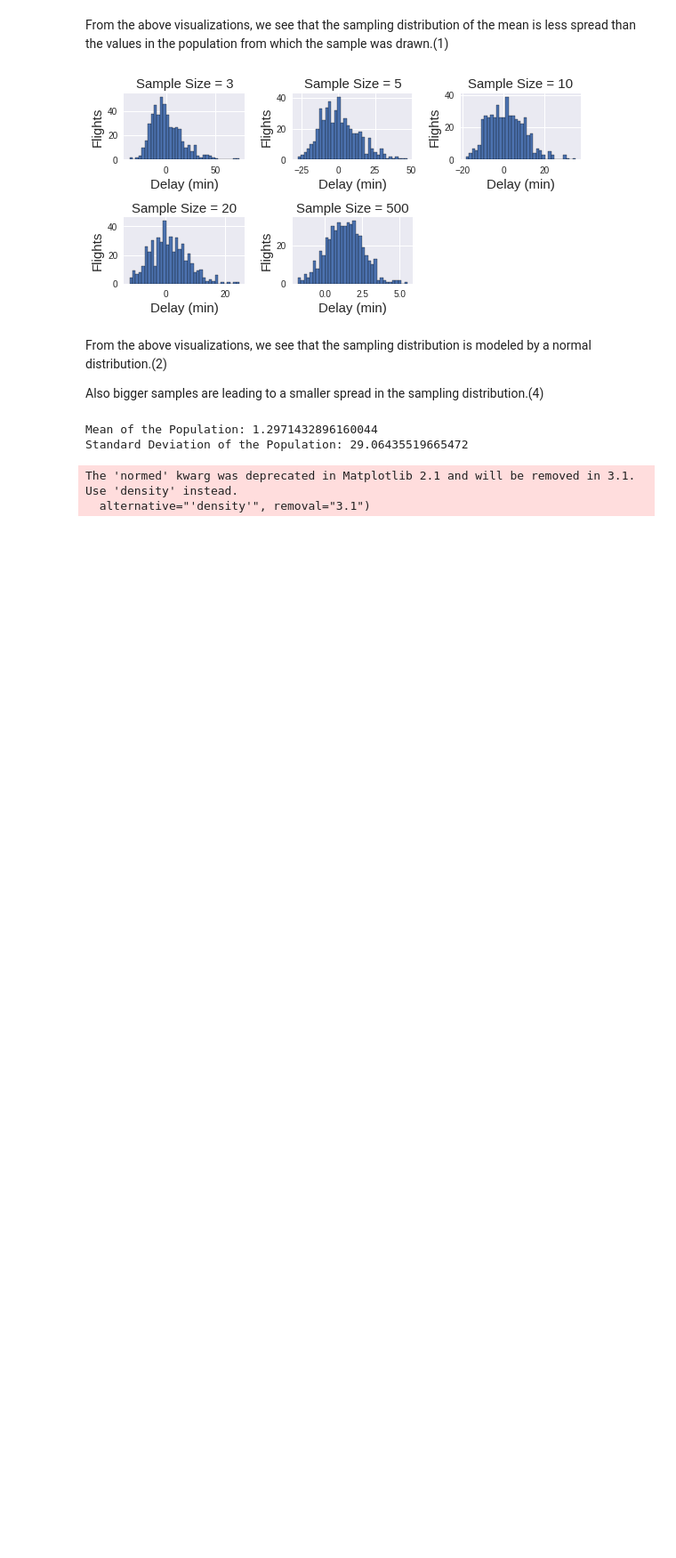
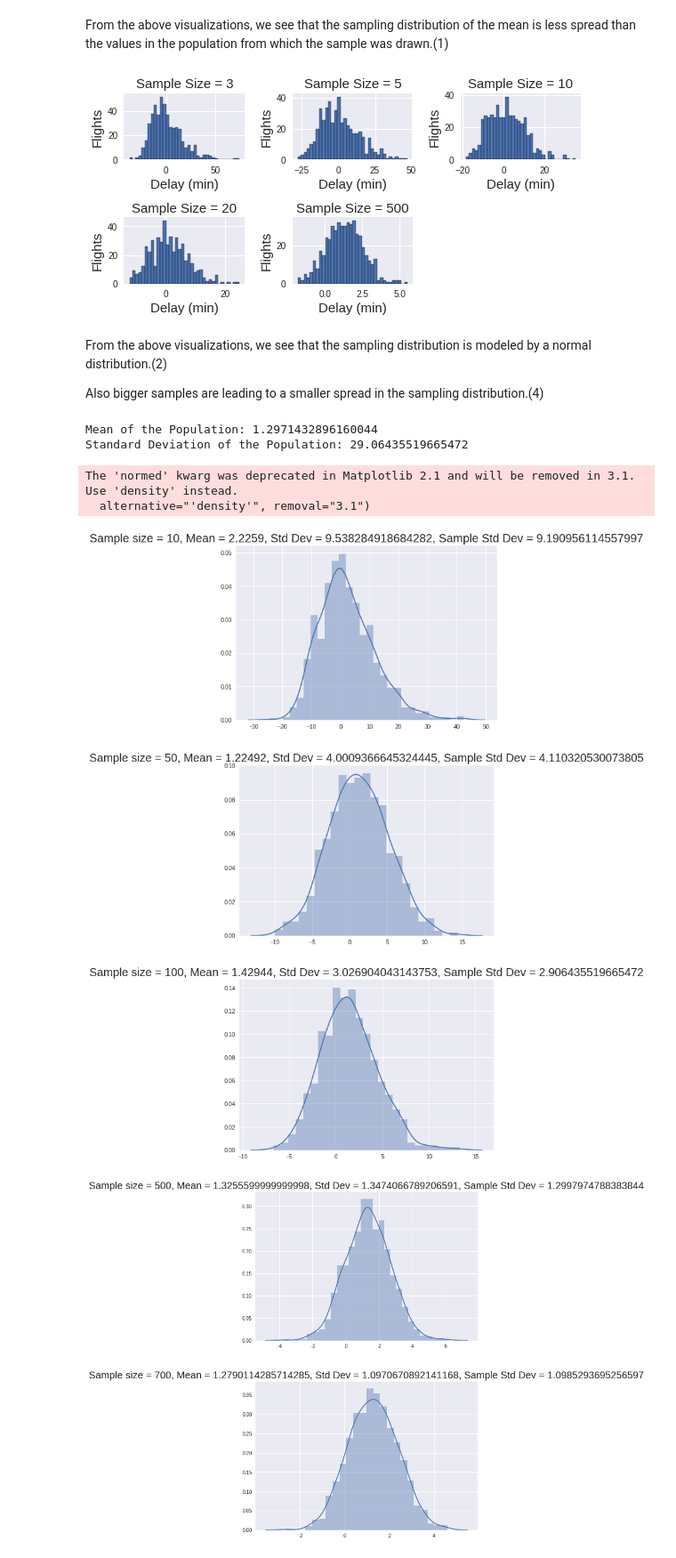
Before and after one commit to terra-ryzing/DataLitPractice, a Jupyter notebook: Homework_Assignment_(Analyzing_Distributions).ipynb, the cells around one changed output. Shown at 89% size. Saved outputs shown, nothing was run; the diff lists cells and outputs as text; code cells hidden in the pictures; blank space fills up the shorter version.

```diff
--- a/Homework_Assignment_(Analyzing_Distributions).ipynb
+++ b/Homework_Assignment_(Analyzing_Distributions).ipynb
@@ -211,19 +211,24 @@ print('Standard Deviation of the Population: {}'.format(pop_std_dev))
 Mean of the Population: 1.2971432896160044
 Standard Deviation of the Population: 29.06435519665472
 # %%
-for i, n in enumerate([10, 50, 100, 500, 1000]):
+for i, n in enumerate([10, 50, 100, 500, 700]):
   means = []
-  for _ in range(5000):
+  for _ in range(1000):
     sample = random.choices(list(flights['arr_delay']), k=n)
     means.append(np.mean(sample))
 
   average_means = np.average(means)
   std_dev_of_means = np.std(means)
   sqrt_std_dev = pop_std_dev / sqrt(n)
   plt.subplots()
   plt.title('Sample size = {}, Mean = {}, Std Dev = {}, Sample Std Dev = {}'.\
               format(n, average_means, std_dev_of_means, sqrt_std_dev), fontsize=20)
   sns.distplot(means)
 # %% [output]
 The 'normed' kwarg was deprecated in Matplotlib 2.1 and will be removed in 3.1. Use 'density' instead.
   alternative="'density'", removal="3.1")
+[figure, added]
+[figure, added]
+[figure, added]
+[figure, added]
+[figure, added]
```
Also changed, not shown: parts of 1 cell of this notebook.
